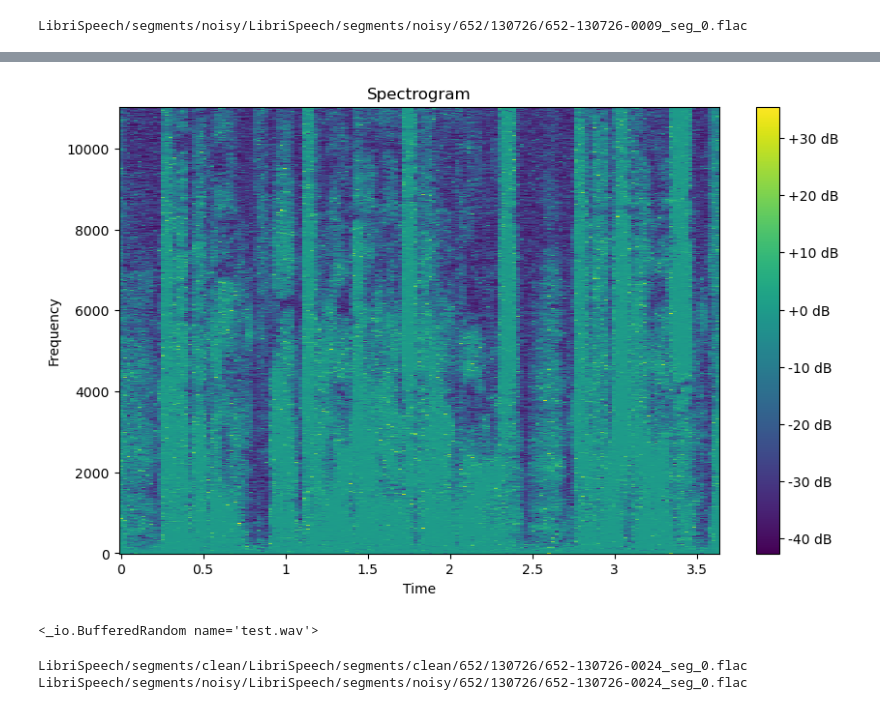
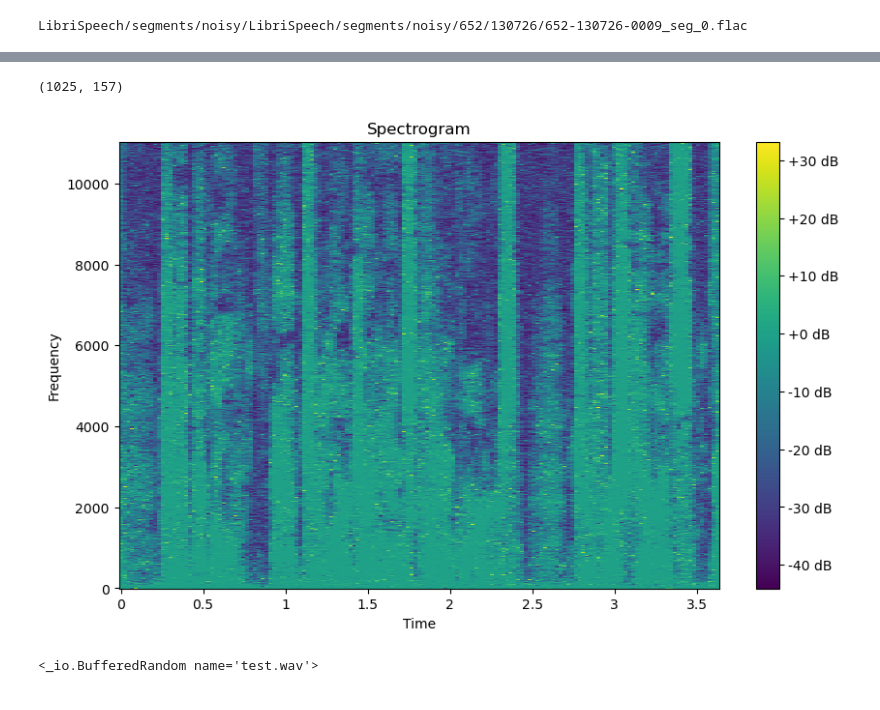
Before and after one commit to adelval-01/Noise_cleaner_DNN, a Jupyter notebook: trabajo.ipynb, the cells around one changed output, grey strips where cells are left out. Cells and saved outputs as stored; diff of their text form; code cells hidden in the pictures.

```diff
--- a/trabajo.ipynb
+++ b/trabajo.ipynb
@@ -61,6 +61,28 @@ def add_noise_to_audio(audio, noise_level=0.02):
 
     return noisy_audio
 
+
+def add_noise(audio) :
+    audio_np = np.array(audio.get_array_of_samples())
+    P_signal = audio_np.std()**2    # Power of the signal
+    SNR_dB = np.random.uniform(-5,15)
+    P_noise = P_signal * 10**(-SNR_dB / 10)
+    noise = np.sqrt(P_noise) * np.random.randn(len(audio_np))
+
+    n_audio = audio_np + noise
+
+    n_audio = np.clip(n_audio, -2**15, 2**15 - 1)  # for 16-bit PCM audio
+
+    noisy_audio = AudioSegment(
+        n_audio.astype(np.int16).tobytes(),
+        frame_rate=audio.frame_rate,
+        sample_width=audio.sample_width,
+        channels=audio.channels
+    )
+
+    return noisy_audio
+
+
 def split_or_pad_audio(file_path, output_dir, segment_duration=5000):
     # Load the audio file
     audio = AudioSegment.from_file(file_path, format="flac")
@@ -84,7 +106,7 @@ def split_or_pad_audio(file_path, output_dir, segment_duration=5000):
         segment_path = os.path.join(output_dir, segment_filename)
 
 
-        noisy_seg = add_noise_to_audio(segment)
+        noisy_seg = add_noise(segment)
         noisy_path = segment_path.replace("clean","noisy")
         noisy_dir = os.path.dirname(noisy_path)
         os.makedirs(noisy_dir, exist_ok=True)
@@ -119,0 +140,6 @@ CUTTING AUDIOS AND ADDING NOISE
+# %%
+output_dir = "LibriSpeech_test_chop"
+os.makedirs(output_dir, exist_ok=True)
+print(dataset[0][0])
+segment_list = split_or_pad_audio(dataset[0][0],output_dir,5000)
+print(segment_list[0])
@@ -120,13 +149,13 @@ CUTTING AUDIOS AND ADDING NOISE
 # %%
 # Spliting Audios 5 seconds
 
+import math
 import os
-import pandas as pd
 
 # Gather audio file paths and transcriptions
 dataset = []
 count = 0
-max_files = 5
+max_files = 10
 
 for root, dirs1, files in os.walk("LibriSpeech/dev-clean"):
     for file in files:
@@ -140,12 +169,8 @@ for root, dirs1, files in os.walk("LibriSpeech/dev-clean"):
                 noisy_path = clean_path.replace("clean", "noisy")
                 dataset.append((noisy_path, segment))
             count += 1
-
             if count >= max_files:
                 break
     if count >= max_files:
         break
-
-df = pd.DataFrame(dataset,columns=["noisy_path", "clean_path"])
-df.to_csv("audio_dataset.csv", index=False)
 # %%
@@ -215,7 +240,7 @@ def compute_spectrogram(file_path, display=False):
     y, sr = librosa.load(file_path, sr=16000)
 
     # Compute Short-Time Fourier Transform (STFT)
-    S = librosa.stft(y)
+    S = librosa.stft(y,1024,512)
     S_phase = np.angle(S)
 
     # Convert amplitude to dB for a better visualization scale
@@ -241,42 +263,37 @@ s2_db, p2 = compute_spectrogram(dataset[0][1],True)
 # %%
-# Recover an audio signal
+print(s2_db.shape)
+
 sf = s2_db-s_db
 plt.figure(figsize=(10, 6))
 librosa.display.specshow(sf, sr=22050, x_axis='time', y_axis='hz', cmap='viridis')
 plt.colorbar(format="%+2.0f dB")
 plt.title("Spectrogram")
 plt.xlabel("Time")
 plt.ylabel("Frequency")
 plt.show()
 
 # Step 1: Convert dB back to amplitude
-S_linear = librosa.db_to_amplitude(s_db)
+S_linear = librosa.db_to_amplitude(sf)
 
 # Step 2: Combine amplitude with phase to get the complex-valued spectrogram
 S_complex = S_linear * np.exp(1j * np.angle(p1))
 
 # Step 3: Perform the inverse STFT to get back the time-domain signal
 y_reconstructed = librosa.istft(S_complex, hop_length=512)
 
 y_reconstructed_int16 = np.int16(y_reconstructed / np.max(np.abs(y_reconstructed)) * 32767)
 audio_segment = AudioSegment(
     y_reconstructed_int16.tobytes(),
     frame_rate=16000,
     sample_width=2,  # 2 bytes for 16-bit audio
     channels=1       # Mono audio
 )
 
 audio_segment.export("test.wav", format="wav")
 # %% [output]
+(1025, 157)
-[figure, old version]
+[figure, new version]
-<_io.BufferedRandom name='test.wav'>
+<_io.BufferedRandom name='test.wav'>
-# %%
-# Retrieve file paths for noisy and clean audio
-noisy_path = df.iloc[0]['noisy_path']
-clean_path = df.iloc[0]['clean_path']
-print(clean_path, noisy_path)
-# %% [output]
-LibriSpeech/segments/clean/LibriSpeech/segments/clean/652/130726/652-130726-0024_seg_0.flac LibriSpeech/segments/noisy/LibriSpeech/segments/noisy/652/130726/652-130726-0024_seg_0.flac
 # %%
 import librosa
 import numpy as np
```
Also changed, not shown: parts of 13 cells of this notebook, 1 other file.
